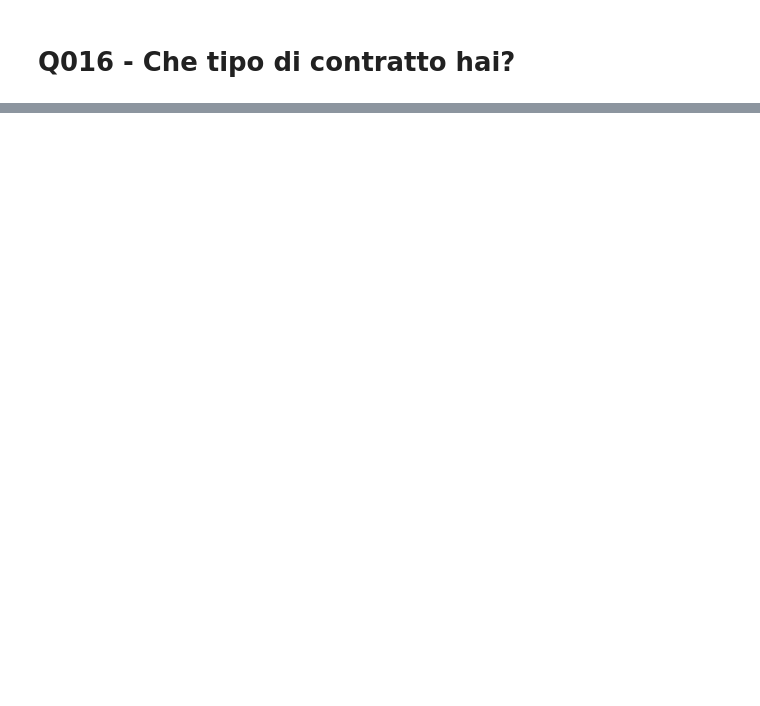
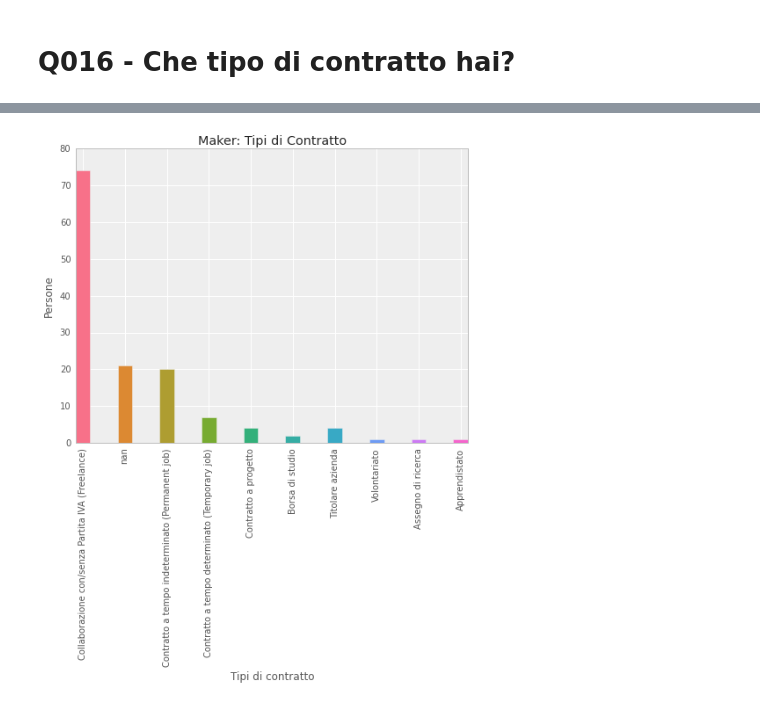
Before and after one commit to openp2pdesign/Makers-Inquiry---Analysis, a Jupyter notebook: Q016.ipynb, the cells around one changed output, grey strips where cells are left out. Drawn from its saved outputs; the diff is of its cells as text; code cells hidden in the pictures; blank space fills up the shorter version.

```diff
--- a/Q016.ipynb
+++ b/Q016.ipynb
@@ -148,0 +102,9 @@ dtype: float64
+# %%
+# Filter and integrate "other" data with data manually
+contract["Collaborazione con/senza Partita IVA (Freelance)"] += 8
+contract.ix["Titolare azienda"] = 4
+contract.ix["Volontariato"] = 1
+contract.ix["Assegno di ricerca"] = 1
+contract.ix["Apprendistato"] = 1
+contract = contract.drop("Altro")
+print contract
@@ -148,0 +123,15 @@ dtype: float64
+# %%
+# Plot updated bar
+plt.figure(figsize=(8,6))
+plt.title('Maker: Tipi di Contratto')
+plt.xticks(range(len(contract.index)),contract.index,rotation=90)
+plt.xlabel('Tipi di contratto')
+plt.ylabel('Persone')
+ind = np.arange(len(contract))   # the x locations for the groups
+width = 0.35                         # the width of the bars
+
+my_colors = seaborn.color_palette("husl", len(contract)) # Set color palette
+rect1 = plt.bar(ind,contract,width,color=my_colors,align='center')
+plt.savefig("pdf/Q016-MakerTipiContratto01.pdf") # Save pdf
+# %% [output]
+[figure, added]
```
Also changed, not shown: parts of 5 cells of this notebook, 12 other files.
